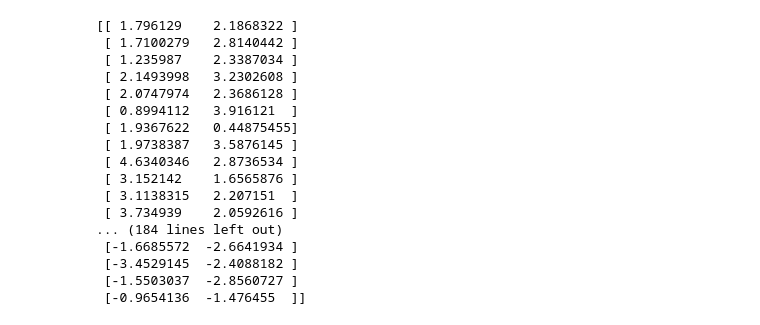
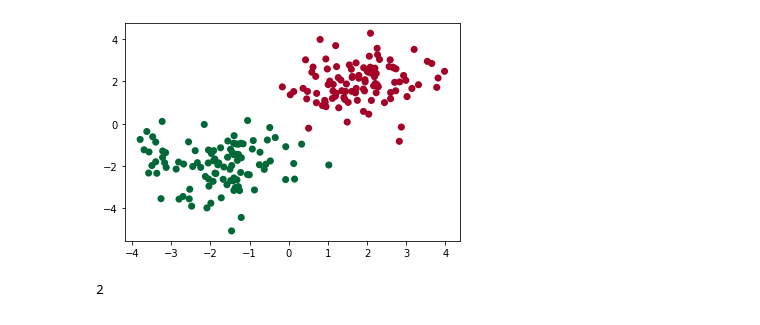
Before and after one commit to ljxw88/Hyperbolic-Neural-Network-PyTorch, a Jupyter notebook: main.ipynb, the cells around one changed output. Drawn from its saved outputs; the diff is of its cells as text; code cells hidden in the pictures.

```diff
--- a/main.ipynb
+++ b/main.ipynb
@@ -17,34 +17,17 @@ import pandas as pd
 # %%
 n_data = torch.ones(100, 2)
 x0 = torch.normal(2*n_data, 1)
 y0 = torch.zeros(100)
 x1 = torch.normal(-2*n_data, 1)
 y1 = torch.ones(100)
 
 x = torch.cat((x0, x1), 0).type(torch.FloatTensor)  # FloatTensor = 32-bit floating
 y = torch.cat((y0, y1), ).type(torch.LongTensor)    # LongTensor = 64-bit integer
 
-print(x.detach().numpy())
-plt.scatter(x.detach().numpy(), y.detach().numpy())
-# plt.show()
+plt.scatter(x.detach().numpy()[:, 0], x.detach().numpy()[:, 1], c=y.detach().numpy(), s=50, lw=0, cmap='RdYlGn')
+plt.show()
 # %% [output]
-[[ 1.796129    2.1868322 ]
- [ 1.7100279   2.8140442 ]
- [ 1.235987    2.3387034 ]
- [ 2.1493998   3.2302608 ]
- [ 2.0747974   2.3686128 ]
- [ 0.8994112   3.916121  ]
- [ 1.9367622   0.44875455]
- [ 1.9738387   3.5876145 ]
- [ 4.6340346   2.8736534 ]
- [ 3.152142    1.6565876 ]
- [ 3.1138315   2.207151  ]
- [ 3.734939    2.0592616 ]
-... (184 lines left out)
- [-1.6685572  -2.6641934 ]
- [-3.4529145  -2.4088182 ]
- [-1.5503037  -2.8560727 ]
- [-0.9654136  -1.476455  ]]
+[figure, added]
 # %%
 """
 args
@@ -65,7 +48,20 @@ class config_args():
         self.weight_decay = 0.
 
 args = config_args()
-args.feat_dim = 1
+args.feat_dim = x.shape[1]
+args.n_classes = 2
+print(args.feat_dim)
+
+# model2decoder = {
+#     'GCN': GCNDecoder,
+#     'GAT': GATDecoder,
+#     'HNN': LinearDecoder,
+#     'HGCN': LinearDecoder,
+#     'MLP': LinearDecoder,
+#     'Shallow': LinearDecoder,
+# }
+# %% [output]
+2
 # %%
 class Encoder(nn.Module):
     """
```
Also changed, not shown: parts of 4 cells of this notebook.
